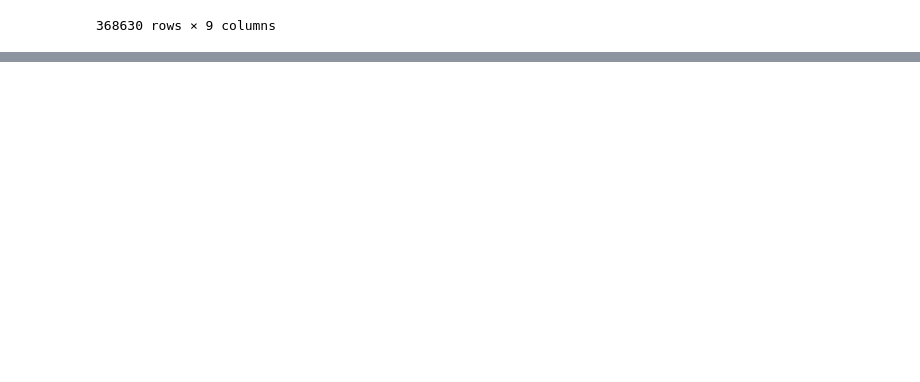
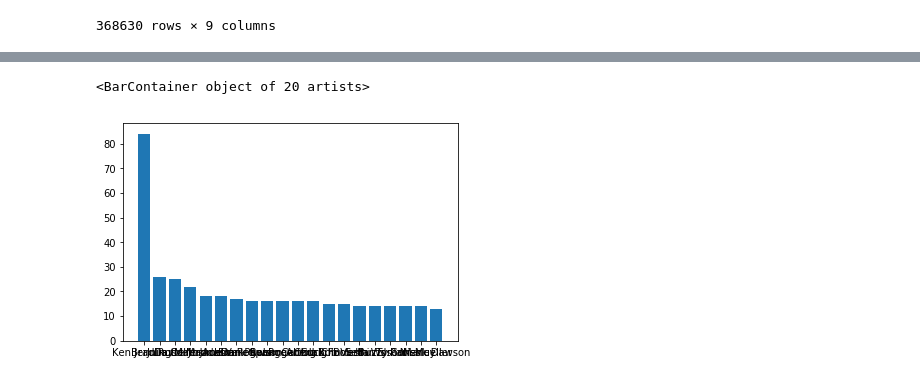
Before and after one commit to vanacorec/mod1_jeopardy_project, a Jupyter notebook: jeopardy1_caroline.ipynb, the cells around one changed output, grey strips where cells are left out. Cells and saved outputs as stored; diff of their text form; code cells hidden in the pictures; blank space fills up the shorter version.

```diff
--- a/jeopardy1_caroline.ipynb
+++ b/jeopardy1_caroline.ipynb
@@ -543,0 +625,10 @@ Name: Results, Length: 6156, dtype: object
+# %%
+streak_df2 = streak_df.reset_index()
+
+
+streak_df2
+
+#plt.hist(streak_df2["player"][, streak_df2['datetime'])
+
+
+plt.hist(streak_df2['datetime'], bins = 83)
@@ -543,0 +666,6 @@ Name: Results, Length: 6156, dtype: object
+# %%
+
+plt.bar(streak_df2['player'][:20], streak_df2['datetime'][:20])
+# %% [output]
+<BarContainer object of 20 artists>
+[figure, added]
```
Also changed, not shown: parts of 19 cells of this notebook.
